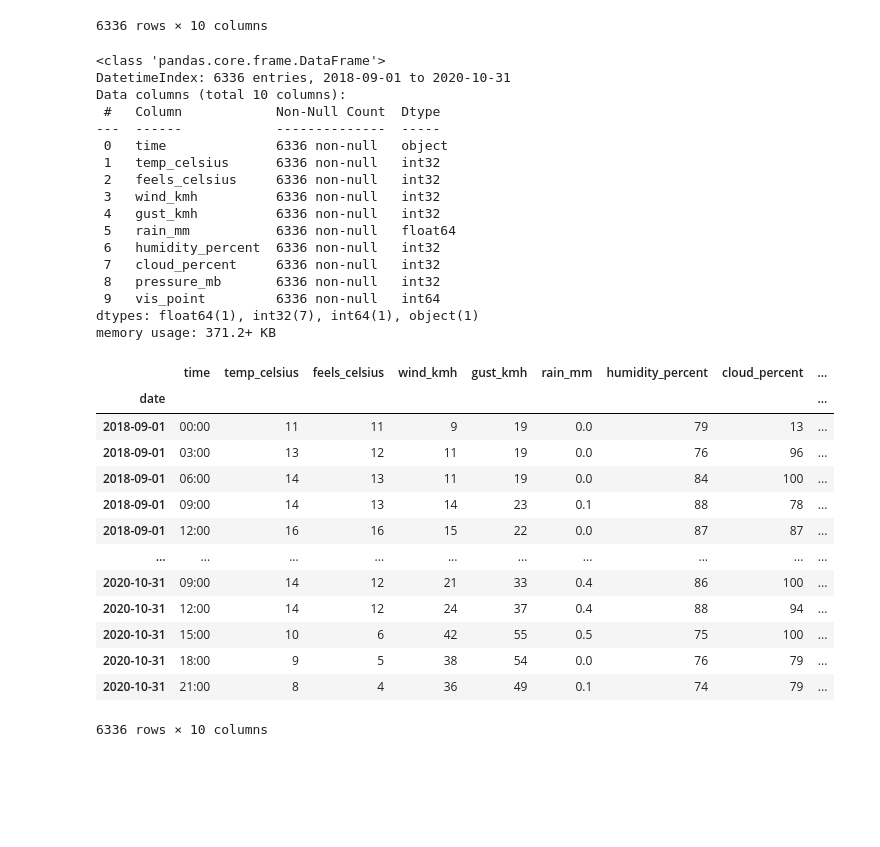
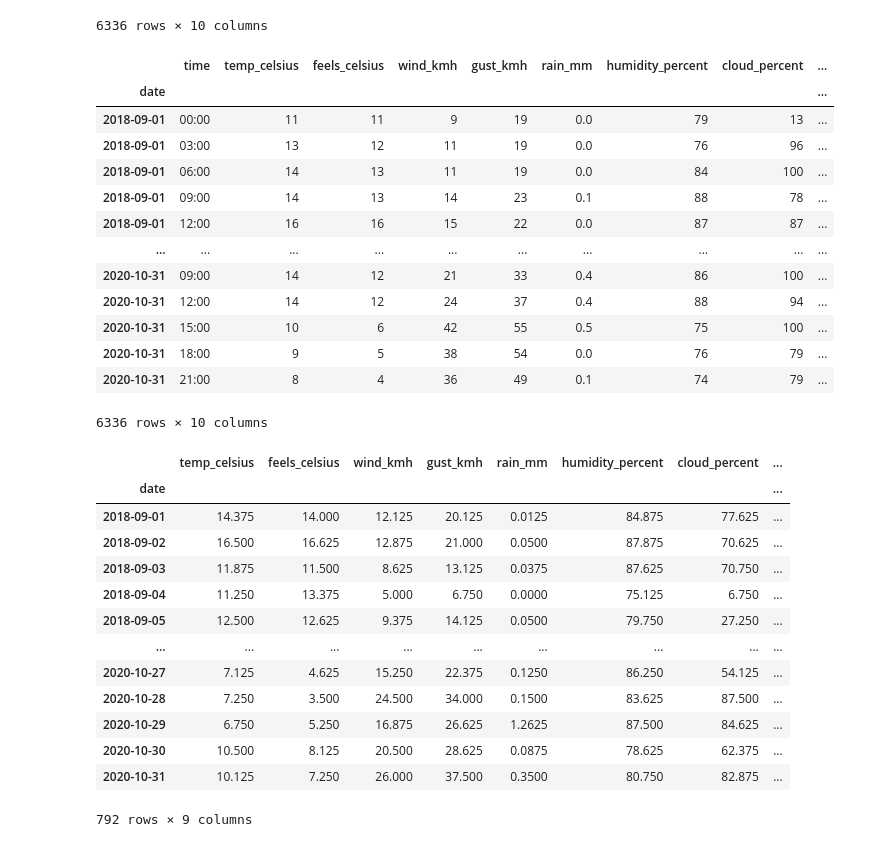
Before and after one commit to Jorgevalaho/Python_project, a Jupyter notebook: Python_project.ipynb, the cells around one changed output. Drawn from its saved outputs; the diff is of its cells as text; code cells hidden in the pictures; blank space fills up the shorter version.

Commit message:
Modified edweather_df to show average values per day.

```diff
--- a/Python_project.ipynb
+++ b/Python_project.ipynb
@@ -475,13 +475,13 @@ edweather_df
 # %%
 def vis (x):
     if x == 'Excellent':
+        return 4
+    elif x == 'Good':
         return 3
-    elif x == 'Good':
+    elif x == 'Average':
         return 2
-    elif x == 'Average':
+    else:
         return 1
-    else:
-        return 0
 
 
 edweather_df = (edweather_df.assign(temp_celsius = edweather_df.temp.str.extract("([-+]?\d+)").astype(int),
@@ -495,39 +495,38 @@ edweather_df = (edweather_df.assign(temp_celsius = edweather_df.temp.str.extract
                     vis_point = edweather_df.vis.apply(vis))
 )[['time','temp_celsius', 'feels_celsius', 'wind_kmh', 'gust_kmh', 'rain_mm', 'humidity_percent', 'cloud_percent', 'pressure_mb', 'vis_point']]
 # %%
-edweather_df.info()
+edweather_df
 # %% [output]
+|  | time | temp_celsius | feels_celsius | wind_kmh | gust_kmh | rain_mm | humidity_percent | cloud_percent | ... |
+| date |  |  |  |  |  |  |  |  | ... |
+| 2018-09-01 | 00:00 | 11 | 11 | 9 | 19 | 0.0 | 79 | 13 | ... |
+| 2018-09-01 | 03:00 | 13 | 12 | 11 | 19 | 0.0 | 76 | 96 | ... |
+| 2018-09-01 | 06:00 | 14 | 13 | 11 | 19 | 0.0 | 84 | 100 | ... |
+| 2018-09-01 | 09:00 | 14 | 13 | 14 | 23 | 0.1 | 88 | 78 | ... |
+| 2018-09-01 | 12:00 | 16 | 16 | 15 | 22 | 0.0 | 87 | 87 | ... |
+| ... | ... | ... | ... | ... | ... | ... | ... | ... | ... |
+| 2020-10-31 | 09:00 | 14 | 12 | 21 | 33 | 0.4 | 86 | 100 | ... |
+| 2020-10-31 | 12:00 | 14 | 12 | 24 | 37 | 0.4 | 88 | 94 | ... |
+| 2020-10-31 | 15:00 | 10 | 6 | 42 | 55 | 0.5 | 75 | 100 | ... |
+| 2020-10-31 | 18:00 | 9 | 5 | 38 | 54 | 0.0 | 76 | 79 | ... |
+| 2020-10-31 | 21:00 | 8 | 4 | 36 | 49 | 0.1 | 74 | 79 | ... |
-<class 'pandas.core.frame.DataFrame'>
-DatetimeIndex: 6336 entries, 2018-09-01 to 2020-10-31
-Data columns (total 10 columns):
- #   Column            Non-Null Count  Dtype
----  ------            --------------  -----
- 0   time              6336 non-null   object
- 1   temp_celsius      6336 non-null   int32
- 2   feels_celsius     6336 non-null   int32
- 3   wind_kmh          6336 non-null   int32
- 4   gust_kmh          6336 non-null   int32
- 5   rain_mm           6336 non-null   float64
- 6   humidity_percent  6336 non-null   int32
- 7   cloud_percent     6336 non-null   int32
- 8   pressure_mb       6336 non-null   int32
- 9   vis_point         6336 non-null   int64
-dtypes: float64(1), int32(7), int64(1), object(1)
-memory usage: 371.2+ KB
+6336 rows × 10 columns
 # %%
+# Modified edweather_df to show average values per day.
+edweather_df = edweather_df.groupby('date').mean()
 edweather_df
 # %% [output]
-|  | time | temp_celsius | feels_celsius | wind_kmh | gust_kmh | rain_mm | humidity_percent | cloud_percent | ... |
-| date |  |  |  |  |  |  |  |  | ... |
-| 2018-09-01 | 00:00 | 11 | 11 | 9 | 19 | 0.0 | 79 | 13 | ... |
-| 2018-09-01 | 03:00 | 13 | 12 | 11 | 19 | 0.0 | 76 | 96 | ... |
-| 2018-09-01 | 06:00 | 14 | 13 | 11 | 19 | 0.0 | 84 | 100 | ... |
-| 2018-09-01 | 09:00 | 14 | 13 | 14 | 23 | 0.1 | 88 | 78 | ... |
-| 2018-09-01 | 12:00 | 16 | 16 | 15 | 22 | 0.0 | 87 | 87 | ... |
-| ... | ... | ... | ... | ... | ... | ... | ... | ... | ... |
-| 2020-10-31 | 09:00 | 14 | 12 | 21 | 33 | 0.4 | 86 | 100 | ... |
-| 2020-10-31 | 12:00 | 14 | 12 | 24 | 37 | 0.4 | 88 | 94 | ... |
-| 2020-10-31 | 15:00 | 10 | 6 | 42 | 55 | 0.5 | 75 | 100 | ... |
-| 2020-10-31 | 18:00 | 9 | 5 | 38 | 54 | 0.0 | 76 | 79 | ... |
-| 2020-10-31 | 21:00 | 8 | 4 | 36 | 49 | 0.1 | 74 | 79 | ... |
+|  | temp_celsius | feels_celsius | wind_kmh | gust_kmh | rain_mm | humidity_percent | cloud_percent | ... |
+| date |  |  |  |  |  |  |  | ... |
+| 2018-09-01 | 14.375 | 14.000 | 12.125 | 20.125 | 0.0125 | 84.875 | 77.625 | ... |
+| 2018-09-02 | 16.500 | 16.625 | 12.875 | 21.000 | 0.0500 | 87.875 | 70.625 | ... |
+| 2018-09-03 | 11.875 | 11.500 | 8.625 | 13.125 | 0.0375 | 87.625 | 70.750 | ... |
+| 2018-09-04 | 11.250 | 13.375 | 5.000 | 6.750 | 0.0000 | 75.125 | 6.750 | ... |
+| 2018-09-05 | 12.500 | 12.625 | 9.375 | 14.125 | 0.0500 | 79.750 | 27.250 | ... |
+| ... | ... | ... | ... | ... | ... | ... | ... | ... |
+| 2020-10-27 | 7.125 | 4.625 | 15.250 | 22.375 | 0.1250 | 86.250 | 54.125 | ... |
+| 2020-10-28 | 7.250 | 3.500 | 24.500 | 34.000 | 0.1500 | 83.625 | 87.500 | ... |
+| 2020-10-29 | 6.750 | 5.250 | 16.875 | 26.625 | 1.2625 | 87.500 | 84.625 | ... |
+| 2020-10-30 | 10.500 | 8.125 | 20.500 | 28.625 | 0.0875 | 78.625 | 62.375 | ... |
+| 2020-10-31 | 10.125 | 7.250 | 26.000 | 37.500 | 0.3500 | 80.750 | 82.875 | ... |
-6336 rows × 10 columns
+792 rows × 9 columns
```
